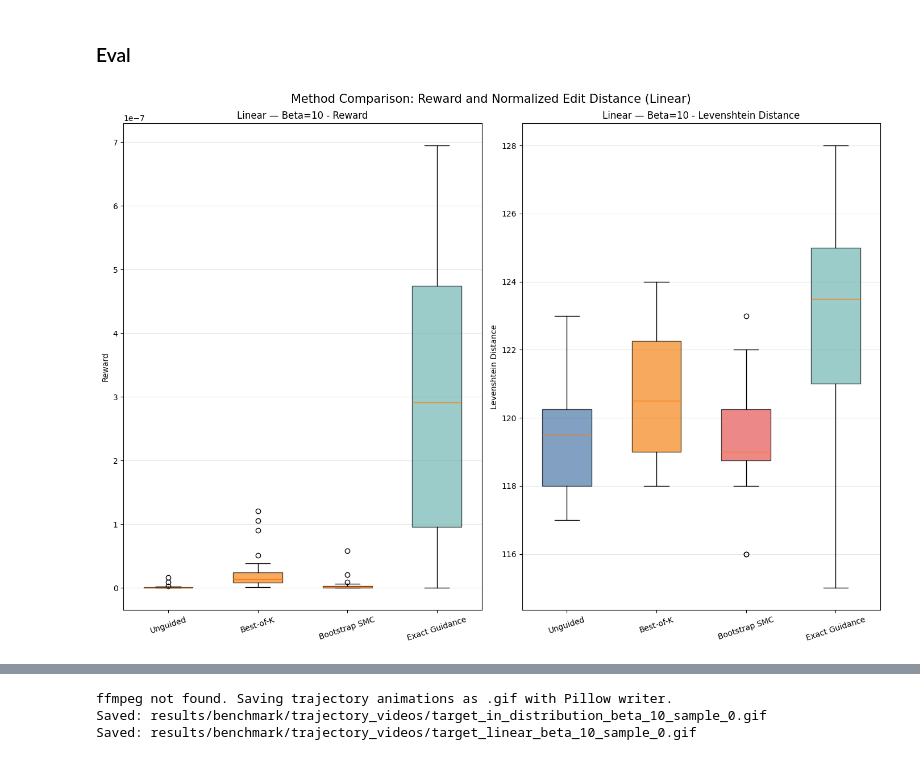
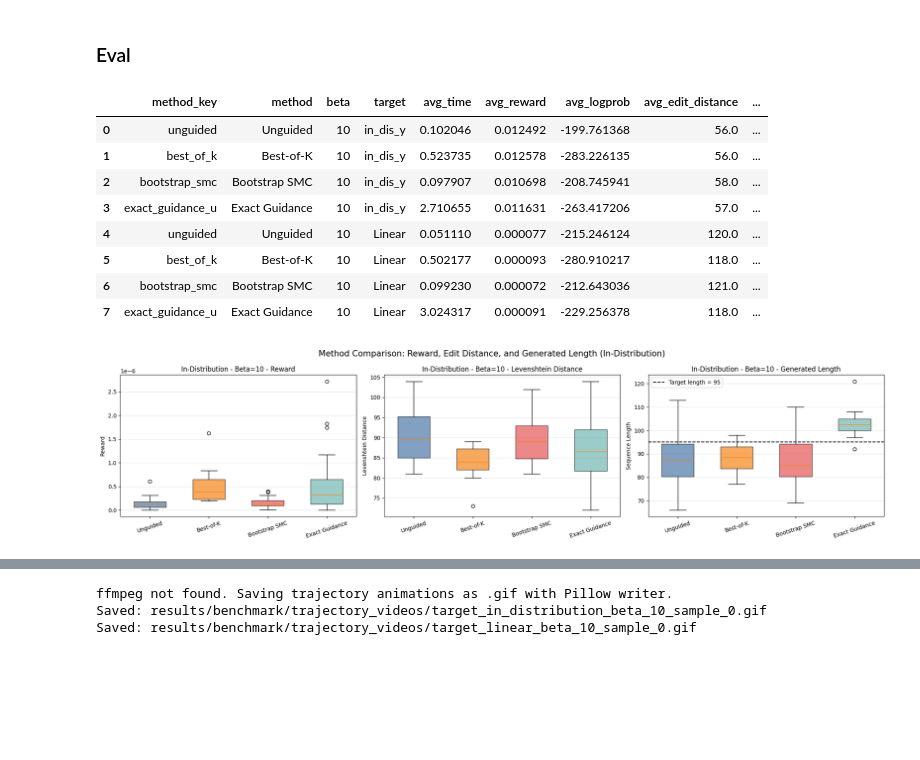
Before and after one commit to upsilonyc/edit-flows-guidance-demo, a Jupyter notebook: main.ipynb, the cells around one changed output, grey strips where cells are left out. Drawn from its saved outputs; the diff is of its cells as text; code cells hidden in the pictures; blank space fills up the shorter version.

Commit message:
benchmark-13

```diff
--- a/main.ipynb
+++ b/main.ipynb
@@ -799,7 +799,8 @@ if save_model:
     print(f"Model saved to {save_path}")
 
 if load_model:
-    save_path = save_dir / model_name
+    # save_path = save_dir / model_name
+    save_path = model_name
     assert save_path.exists(), f"Model file {save_path} does not exist."
     model, optim = load_model_state(str(save_path))
     print(f"Model loaded from {save_path}")
@@ -1286,6 +1287,11 @@ def exact_guidance_u(
         x_tokens = trim_pad(x_t[b])
         y_tokens = trim_pad(target_y)
 
+        if not lev and len(x_tokens) < len(y_tokens) * 0.6:
+            a1 = alpha[0] # type:ignore
+            alpha = (a1, 0)
+            # use edit distance-only reward for short sequences to avoid inserting too many off-the-target tokens
+
         base_reward = max(edit_distance_reward(x_t[b], target_y, alpha), EPS)
         cache: Dict[tuple, float] = {}
 
@@ -1790,6 +1796,18 @@ for target_name, y_target in ys:
 
 summary_results_df = pd.concat(all_summary_dfs, ignore_index=True)
 trial_results_df = pd.concat(all_trial_dfs, ignore_index=True)
+
+summary_results_df
+# %% [output]
+|  | method_key | method | beta | target | avg_time | avg_reward | avg_logprob | avg_edit_distance | ... |
+| 0 | unguided | Unguided | 10 | in_dis_y | 0.102046 | 0.012492 | -199.761368 | 56.0 | ... |
+| 1 | best_of_k | Best-of-K | 10 | in_dis_y | 0.523735 | 0.012578 | -283.226135 | 56.0 | ... |
+| 2 | bootstrap_smc | Bootstrap SMC | 10 | in_dis_y | 0.097907 | 0.010698 | -208.745941 | 58.0 | ... |
+| 3 | exact_guidance_u | Exact Guidance | 10 | in_dis_y | 2.710655 | 0.011631 | -263.417206 | 57.0 | ... |
+| 4 | unguided | Unguided | 10 | Linear | 0.051110 | 0.000077 | -215.246124 | 120.0 | ... |
+| 5 | best_of_k | Best-of-K | 10 | Linear | 0.502177 | 0.000093 | -280.910217 | 118.0 | ... |
+| 6 | bootstrap_smc | Bootstrap SMC | 10 | Linear | 0.099230 | 0.000072 | -212.643036 | 121.0 | ... |
+| 7 | exact_guidance_u | Exact Guidance | 10 | Linear | 3.024317 | 0.000091 | -229.256378 | 118.0 | ... |
 # %%
 import copy
 import json
@@ -1814,7 +1832,7 @@ import matplotlib.pyplot as plt
 trial_results_df = pd.read_csv("trials_280.csv")
 sequence_results_df = pd.read_csv("sequences_280.csv")
 betas = [10]
-target_names = "Linear"  # change this line to the target name in trials.csv for different target visualizations
+target_names = "In-Distribution"  # change this line to the target name in trials.csv for different target visualizations
 method_specs = [
     ("unguided", "Unguided"),
     ("best_of_k", "Best-of-K"),
@@ -1827,8 +1845,6 @@ metric_specs = [
     ("edit_distance", "Levenshtein Distance"),
 ]
 colors = ["#4C78A8", "#F58518", "#E45756", "#72B7B2"]
-
-
 
 def _sequence_target_name(trial_target_name: str) -> str:
     if trial_target_name == "In-Distribution":
@@ -1868,36 +1884,36 @@ for beta in betas:
     bp_len = ax_len.boxplot(len_data, patch_artist=True, tick_labels=method_labels, widths=0.55)
     for patch, color in zip(bp_len["boxes"], colors):
         patch.set_facecolor(color)
         patch.set_alpha(0.7)
 
     sequence_target = _sequence_target_name(target_names)
     target_rows = sequence_results_df[
         (sequence_results_df["record_type"] == "target")
         & (sequence_results_df["target"] == sequence_target)
     ]
     if not target_rows.empty:
         target_tokens = json.loads(target_rows.iloc[0]["sequence_json"])
         target_len = len(target_tokens)
         ax_len.axhline(
             y=target_len,
             color="black",
             linestyle="--",
             linewidth=1.5,
             label=f"Target length = {target_len}",
         )
         ax_len.legend(loc="best")
 
     ax_len.set_title(f"{target_names} - Beta={beta} - Generated Length")
     ax_len.set_ylabel("Sequence Length")
     ax_len.tick_params(axis="x", rotation=18)
     ax_len.grid(True, axis="y", alpha=0.3)
 
-fig.suptitle("Method Comparison: Reward, Edit Distance, and Generated Length", fontsize=15)
+fig.suptitle(f"Method Comparison: Reward, Edit Distance, and Generated Length (In-Distribution)", fontsize=15)
 fig.tight_layout()
-plt.savefig("benchmark_11_box_linear.png")
+plt.savefig("benchmark_12_box_in_dis.png")
 plt.show()
 # %% [output]
-[figure, old version]
+[figure, new version]
 # %%
 # Visualization cell: load representative sequences and plot x0/targets + generated grids
 import json
```
Also changed, not shown: parts of 4 cells of this notebook, 19 other files.
